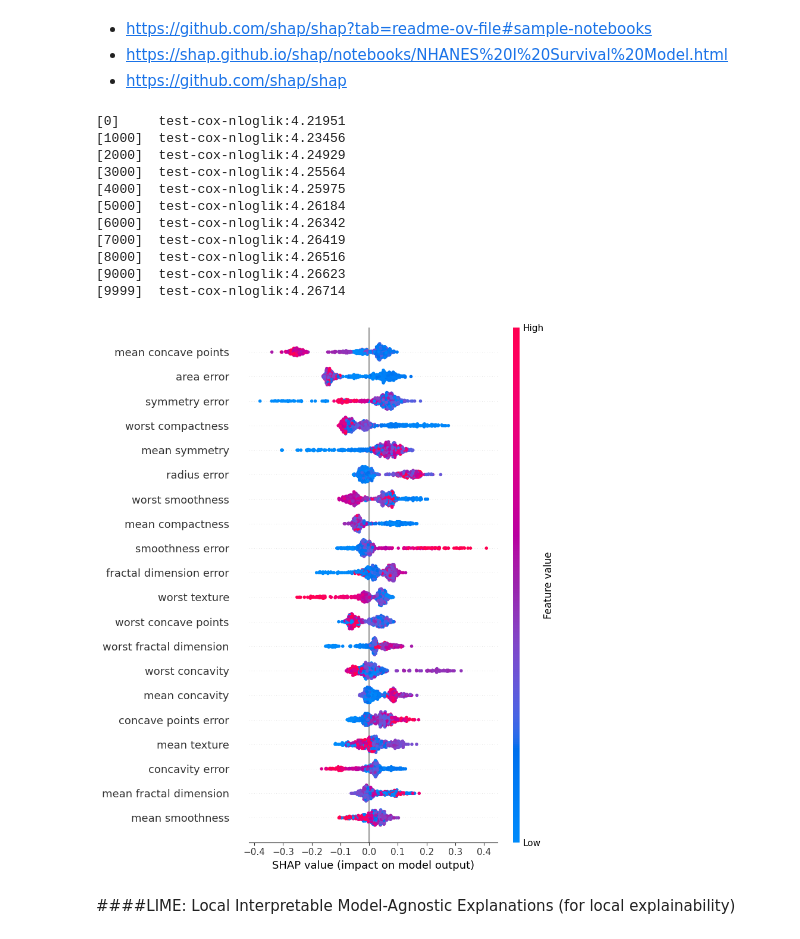
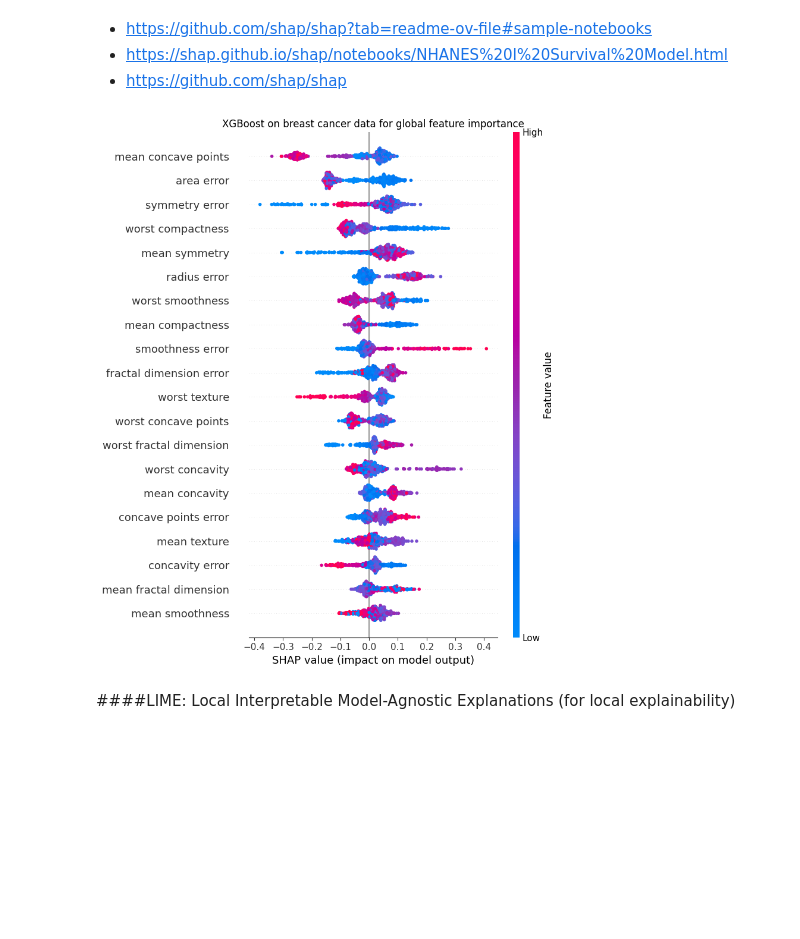
Before and after one commit to DannyData1419/Supervised-ML, a Jupyter notebook: Binary_Classification.ipynb, the cells around one changed output. Cells and saved outputs as stored; diff of their text form; code cells hidden in the pictures; blank space fills up the shorter version.

```diff
--- a/Binary_Classification.ipynb
+++ b/Binary_Classification.ipynb
@@ -152,3 +133,40 @@ def shap_tree_explainer(x, y, classifier):
+# %%
+# SHAP for global feature explainability
+def shap_tree_explainer(x, y, data_desc):
+  """
+  The shap_tree_explainer function is a comprehensive tool for training an XGBoost model on survival
+  data and visualizing the feature importance using SHAP values. It handles data splitting, model
+  training, and result interpretation in a single, cohesive workflow.
+  """
+  # model parameters
+  params = {
+    "eta": 0.002,                # learning rate, controls step size at each iteration
+    "max_depth": 3,              # max tree depthin model
+    "objective": "survival:cox", # specifies the type of model to be trained, here it's "survival," which is suitable for survival analysis
+    "subsample": 0.5             # fraction of the training data to be used for training each tree
+    }
+
+  # data prep
+  xgb_full = xgboost.DMatrix(x, label=y)                # converts feature matrix 'x' and labels 'y' into a DMatrix, a data structure optimized for XGBoost
+  x_train, x_test, y_train, y_test = train_test_split(x, y, test_size=0.2, random_state=8) # 80/20 train/test split
+  xgb_train = xgboost.DMatrix(x_train, label=y_train)   # training set converted into DMatrix format for XGBoost
+  xgb_test = xgboost.DMatrix(x_test, label=y_test)      # testing set converted into DMatrix format for XGBoost
+
+  # train model
+  model = xgboost.train(params, xgb_train,              # trains the XGBoost model with the specified parameters
+                        10000,                          # the number of boosting rounds or iterations
+                        evals = [(xgb_test, "test")],   # list containing the testing set, used for evaluating model performance during training
+                        verbose_eval=False)             # set to False to suppress verbose output during training
+
+  # SHAP values calc
+  # shap.TreeExplainer: creates an explainer object that can calculate SHAP values for tree-based models
+  # shap_values: these values represent the contribution of each feature to the model's predictions, calculated for the entire dataset 'x'
+  shap_values = shap.TreeExplainer(model).shap_values(x)
+
+  # shap.summary_plot: generates summary plot that visualizes SHAP values, showing impact of each feature on model output, sorted by importance
+  plt.title(f'XGBoost on {data_desc} for global feature importance')
+  shap_summary_plot = shap.summary_plot(shap_values, x)
+  return shap_summary_plot
 # %% [markdown]
 ##Import + data prep
 # %%
@@ -253,21 +271,10 @@ plot_roc_curve(x, y, classifier, model_type, data_desc, experiment_num, label_ma
 * https://github.com/shap/shap?tab=readme-ov-file#sample-notebooks
 * https://shap.github.io/shap/notebooks/NHANES%20I%20Survival%20Model.html
 * https://github.com/shap/shap
-# %%
-summary_plot = shap_tree_explainer(x, y, classifier)
-# %% [output]
-[0]     test-cox-nloglik:4.21951
-[1000]  test-cox-nloglik:4.23456
-[2000]  test-cox-nloglik:4.24929
-[3000]  test-cox-nloglik:4.25564
-[4000]  test-cox-nloglik:4.25975
-[5000]  test-cox-nloglik:4.26184
-[6000]  test-cox-nloglik:4.26342
-[7000]  test-cox-nloglik:4.26419
-[8000]  test-cox-nloglik:4.26516
-[9000]  test-cox-nloglik:4.26623
-[9999]  test-cox-nloglik:4.26714
-[figure, removed]
+# %%
+shap_tree_explainer(x, y, data_desc)
+# %% [output]
+[figure, added]
 # %% [markdown]
 ####LIME: Local Interpretable Model-Agnostic Explanations (for local explainability)
 # %%
```
Also changed, not shown: parts of 2 cells of this notebook.
